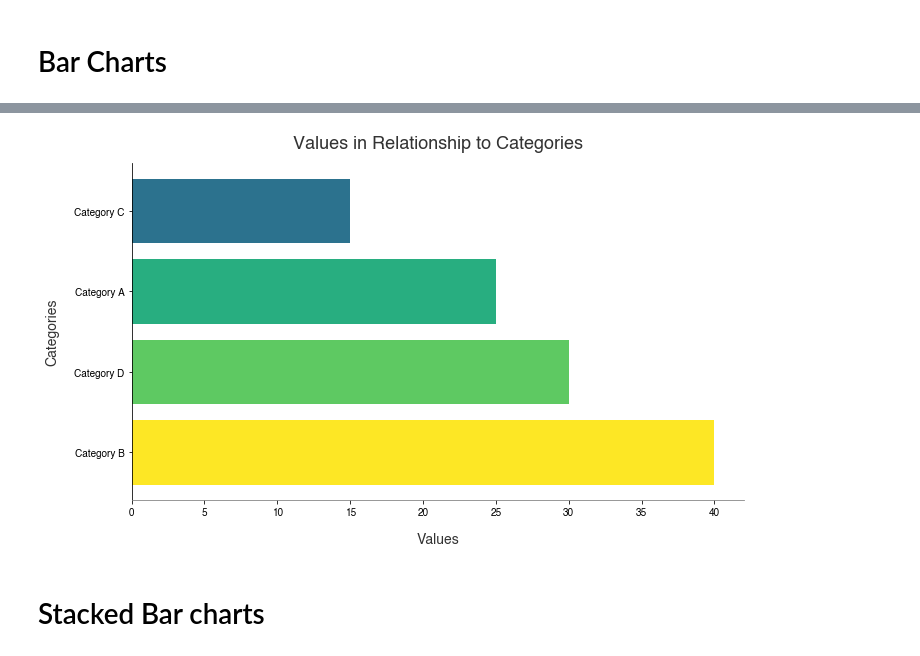
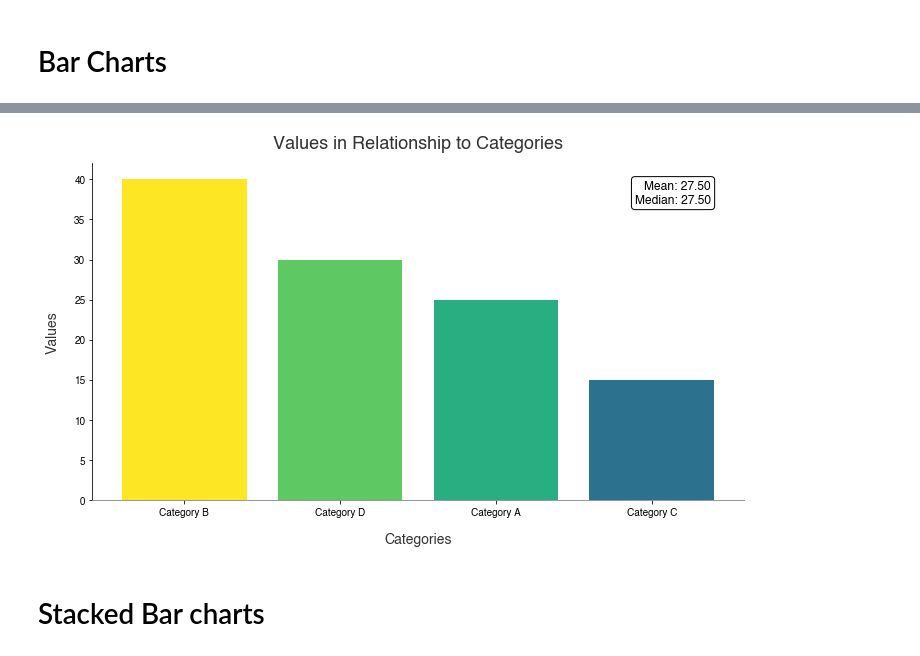
Before and after one commit to Alex-Holzer/Visuals, a Jupyter notebook: visuals_matplotlib.ipynb, the cells around one changed output, grey strips where cells are left out. Drawn from its saved outputs; the diff is of its cells as text; code cells hidden in the pictures.

Commit message:
Fix value labeling in the bar chart

```diff
--- a/visuals_matplotlib.ipynb
+++ b/visuals_matplotlib.ipynb
@@ -98,7 +201,7 @@ def plot_bar_chart(dataframe: pd.DataFrame, x_column: str, y_column: str, colorm
 # %%
-plot_bar_chart(df, 'Categories', 'Values', title= 'Values in Relationship to Categories', horizontal=True)
+plot_bar_chart(df, 'Categories', 'Values', title= 'Values in Relationship to Categories', show_mean_median=True)
 # %% [output]
-[figure, old version]
+[figure, new version]
 # %% [markdown]
 # Stacked Bar charts
 # %%
```
Also changed, not shown: parts of 20 cells of this notebook.
